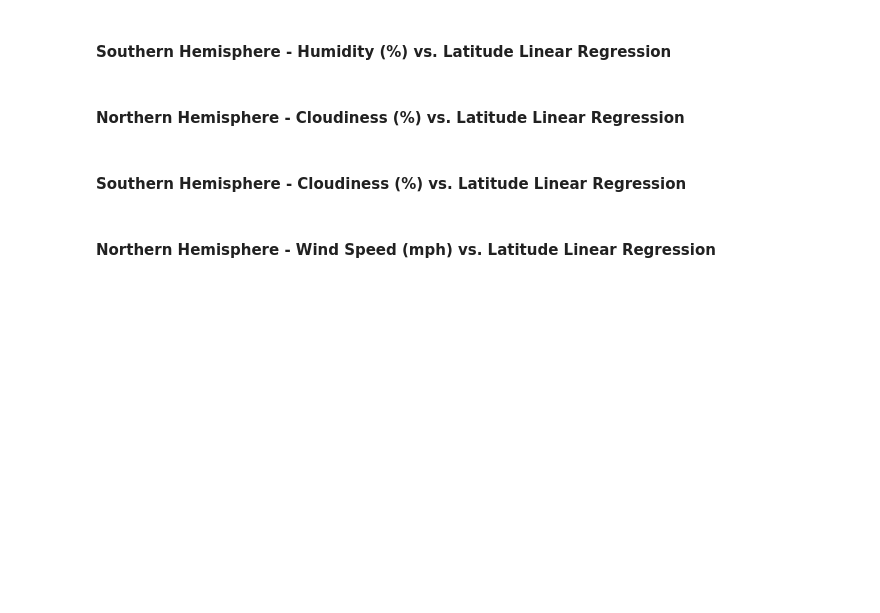
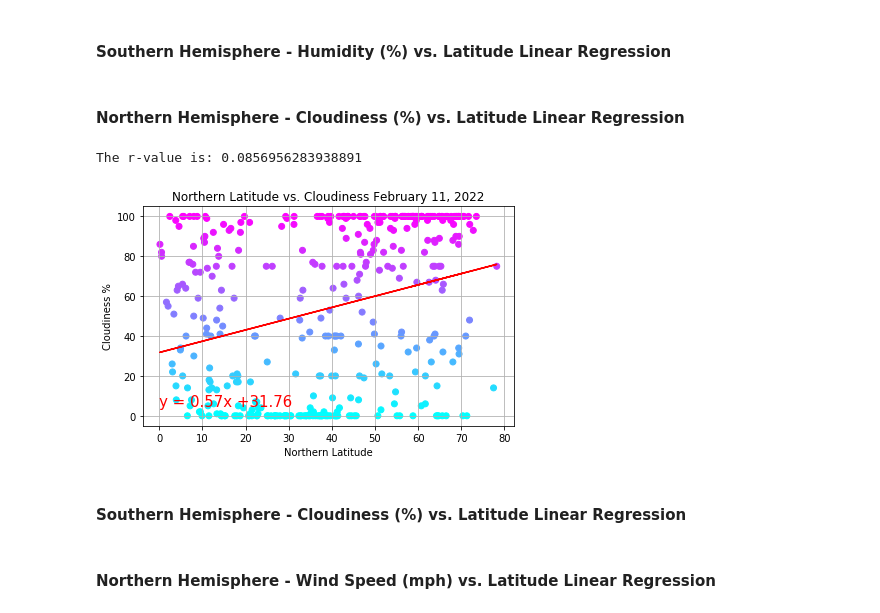
Before and after one commit to SidDas8/python-api-challenge, a Jupyter notebook: WeatherPy/WeatherPy.ipynb, the cells around one changed output. Cells and saved outputs as stored; diff of their text form; code cells hidden in the pictures; blank space fills up the shorter version.

Commit message:
Completed Northern Latitude vs Cloudiness scatter plot.

```diff
--- a/WeatherPy/WeatherPy.ipynb
+++ b/WeatherPy/WeatherPy.ipynb
@@ -411,6 +411,33 @@ The r-value is: 0.2788938893068842
 ####  Southern Hemisphere - Humidity (%) vs. Latitude Linear Regression
 # %% [markdown]
 ####  Northern Hemisphere - Cloudiness (%) vs. Latitude Linear Regression
+# %%
+# Define x and y axis
+xaxis = northernhemisphere['Latitude']
+yaxis = northernhemisphere['Cloudiness']
+
+# Scatter plot
+plt.scatter(xaxis, yaxis, c = yaxis, cmap = 'cool')
+
+# Linear regression
+linearregression(xaxis, yaxis)
+
+# Set textual properties
+plt.title(f'Northern Latitude vs. Cloudiness ' + time.strftime('%B %d, %Y'))
+plt.ylabel('Cloudiness %')
+plt.xlabel('Northern Latitude')
+
+# Format visualization
+plt.grid()
+plt.tight_layout()
+
+# Save plot to images folder
+plt.savefig('Images/northhemisphere-cloudinesslatitude.png')
+
+plt.show()
+# %% [output]
+The r-value is: 0.0856956283938891
+[figure, added]
 # %% [markdown]
 ####  Southern Hemisphere - Cloudiness (%) vs. Latitude Linear Regression
 # %% [markdown]
```
Also changed, not shown: 1 other file.
